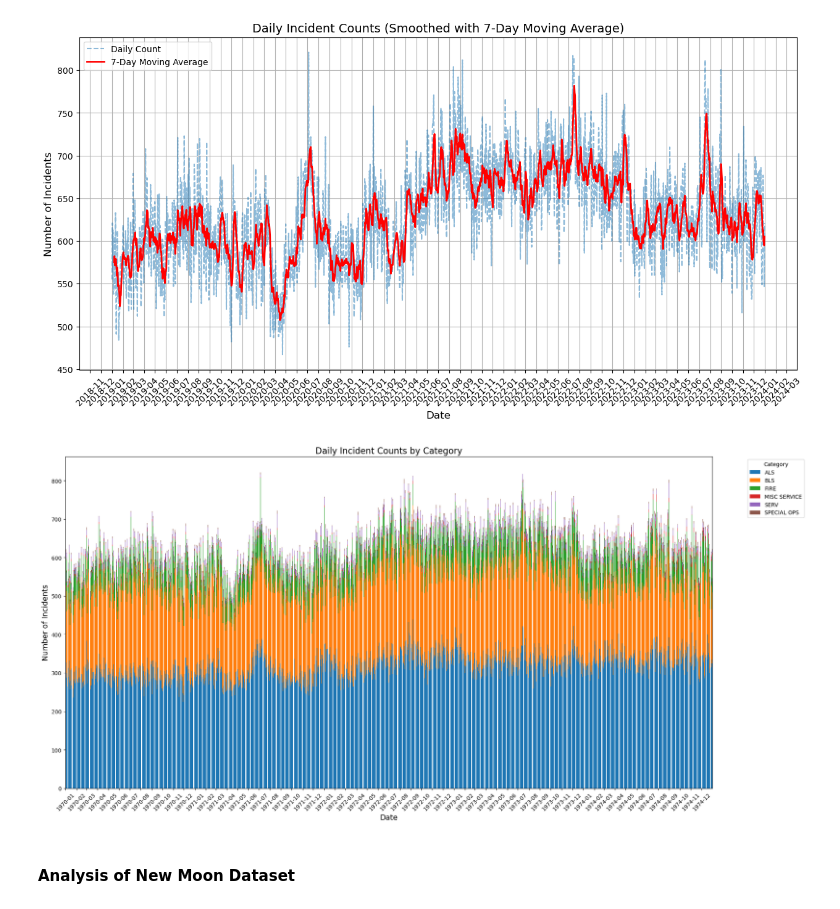
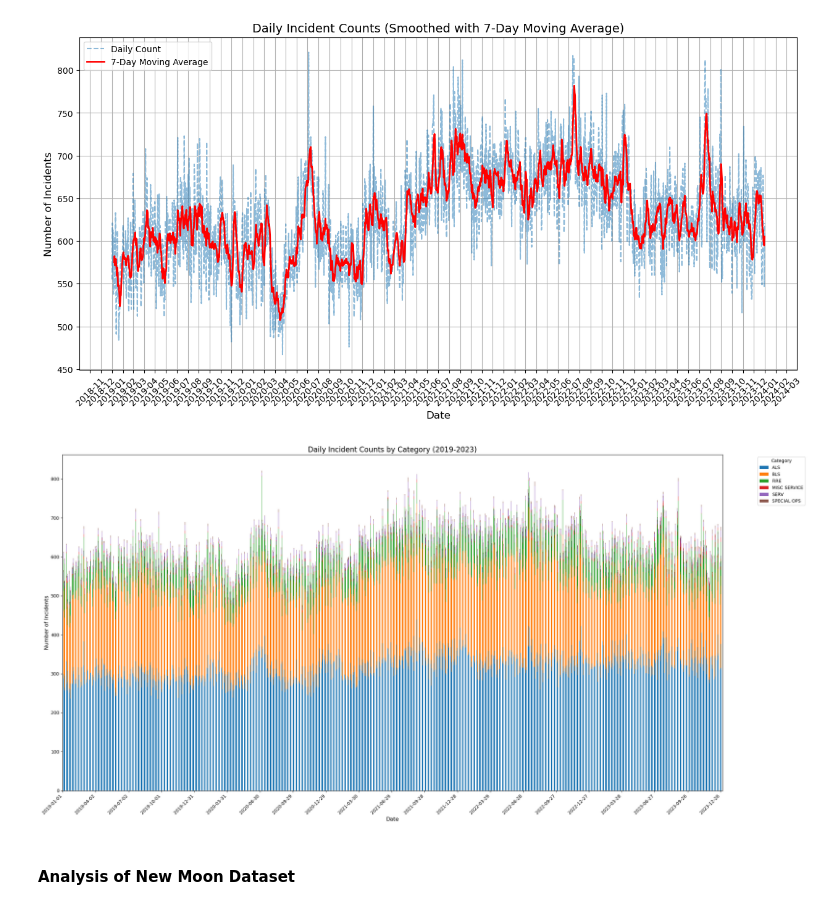
Before and after one commit to mattlundberg/Project-1, a Jupyter notebook: TiffanyJ_NewMoon_Analysis.ipynb, the cells around one changed output. Cells and saved outputs as stored; diff of their text form; code cells hidden in the pictures.

```diff
--- a/Tiffanys_file.ipynb
+++ b/TiffanyJ_NewMoon_Analysis.ipynb
@@ -140,26 +174,52 @@ plt.show()
 # %% [output]
 [figure]
-# %%
-# Grouping based off Category call type
-category_grouping = emergency_response_df.groupby(['REPORTED_DATE', 'CATEGORY']).size().unstack(fill_value=0)
-
-# Plot stacked bar chart
-fig, ax = plt.subplots(figsize=(20, 10))
-category_grouping.plot(kind='bar', stacked=True, ax=ax, width=0.8)
-
-# Reduce x-axis labels
-ax.xaxis.set_major_locator(mdates.MonthLocator())
-ax.xaxis.set_major_formatter(mdates.DateFormatter('%Y-%m'))
-
-# Plot stacked bar chart
-plt.title('Daily Incident Counts by Category', fontsize=16)
-plt.xlabel('Date', fontsize=14)
-plt.ylabel('Number of Incidents', fontsize=14)
-plt.legend(title='Category', bbox_to_anchor=(1.05, 1), loc='upper left')
-plt.xticks(rotation=45)
-plt.tight_layout()
-plt.show()
-# %% [output]
-[figure, removed]
+# %%
+# Ensure the 'REPORTED_DATE' column is in datetime format for accurate date-based operations
+emergency_response_df['REPORTED_DATE'] = pd.to_datetime(emergency_response_df['REPORTED_DATE'])
+
+# Filter the dataset to include only incidents reported between the years 2019 and 2023
+emergency_df = emergency_response_df[(emergency_response_df['REPORTED_DATE'].dt.year >= 2019) & (emergency_response_df['REPORTED_DATE'].dt.year <= 2023)]
+
+# Group the filtered data by 'REPORTED_DATE' and 'CATEGORY'
+# Count the number of incidents for each category per date
+# Use unstack to create a pivot table format, filling missing values with 0
+category_counts = emergency_df.groupby(['REPORTED_DATE', 'CATEGORY']).size().unstack(fill_value=0)
+
+# Create a figure and axis object with a specified size of 24x12 inches
+fig, ax = plt.subplots(figsize=(24, 12))
+
+# Plot a stacked bar chart to visualize the daily incident counts by category
+category_counts.plot(kind='bar', stacked=True, ax=ax)
+
+# Add a title to the plot with a specified font size
+plt.title('Daily Incident Counts by Category (2019-2023)', fontsize=16)
+
+# Label the x-axis as 'Date' with a specified font size
+plt.xlabel('Date', fontsize=12)
+
+# Label the y-axis as 'Number of Incidents' with a specified font size
+plt.ylabel('Number of Incidents', fontsize=12)
+
+# Adjust the number of ticks on the x-axis to improve readability
+num_ticks = 20
+step = len(category_counts) // num_ticks
+
+# Set custom ticks on the x-axis to display dates at regular intervals
+ax.set_xticks(range(0, len(category_counts), step))
+
+# Format the x-axis tick labels to show the date
+# Rotate the labels 45 degrees for better readability and align them to the right
+ax.set_xticklabels(category_counts.index.strftime('%Y-%m-%d')[::step], rotation=45, ha='right')
+
+# Display the legend outside the plot to the upper left for better visibility
+plt.legend(title='Category', bbox_to_anchor=(1.05, 1), loc='upper left')
+
+# Adjust the layout to prevent overlapping of plot elements
+plt.tight_layout()
+
+# Display the final plot
+plt.show()
+# %% [output]
+[figure, added]
 # %% [markdown]
 #### Analysis of New Moon Dataset
```
Also changed, not shown: parts of 10 cells of this notebook.
